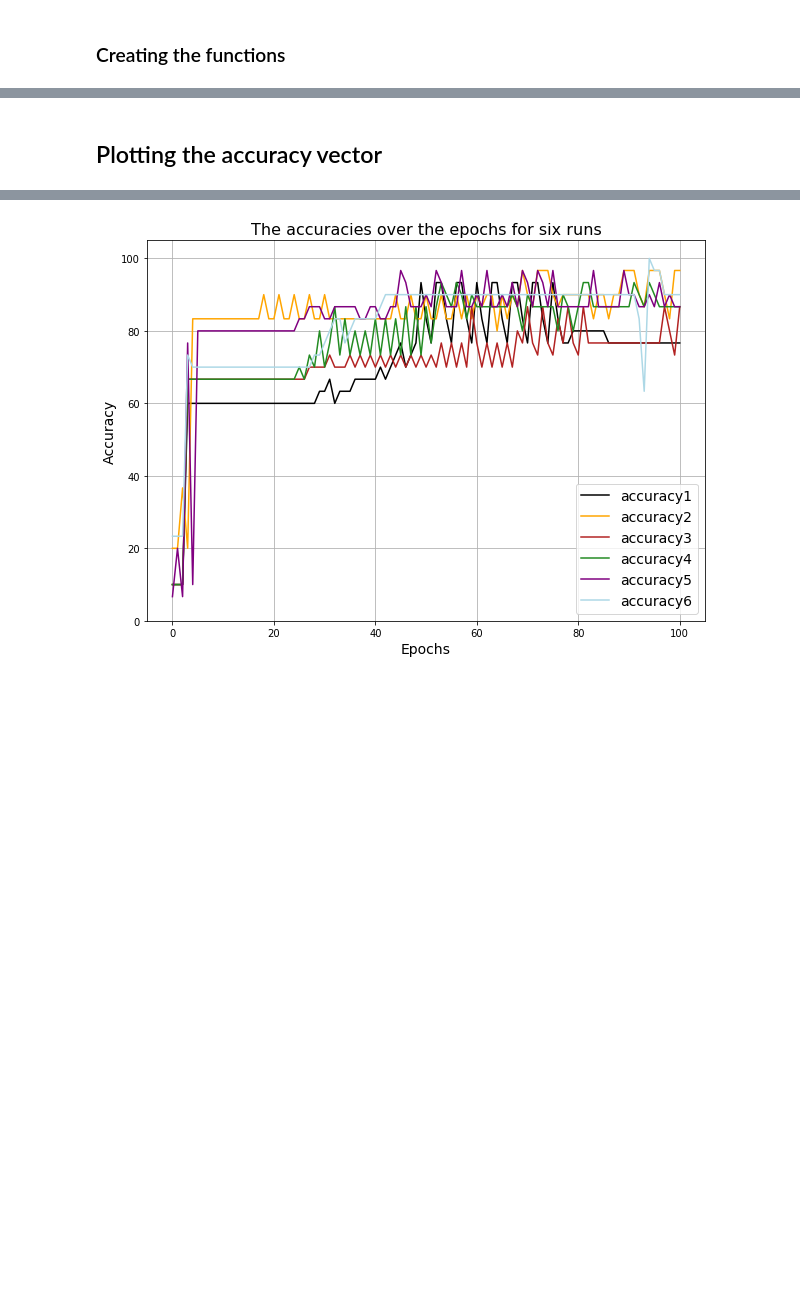
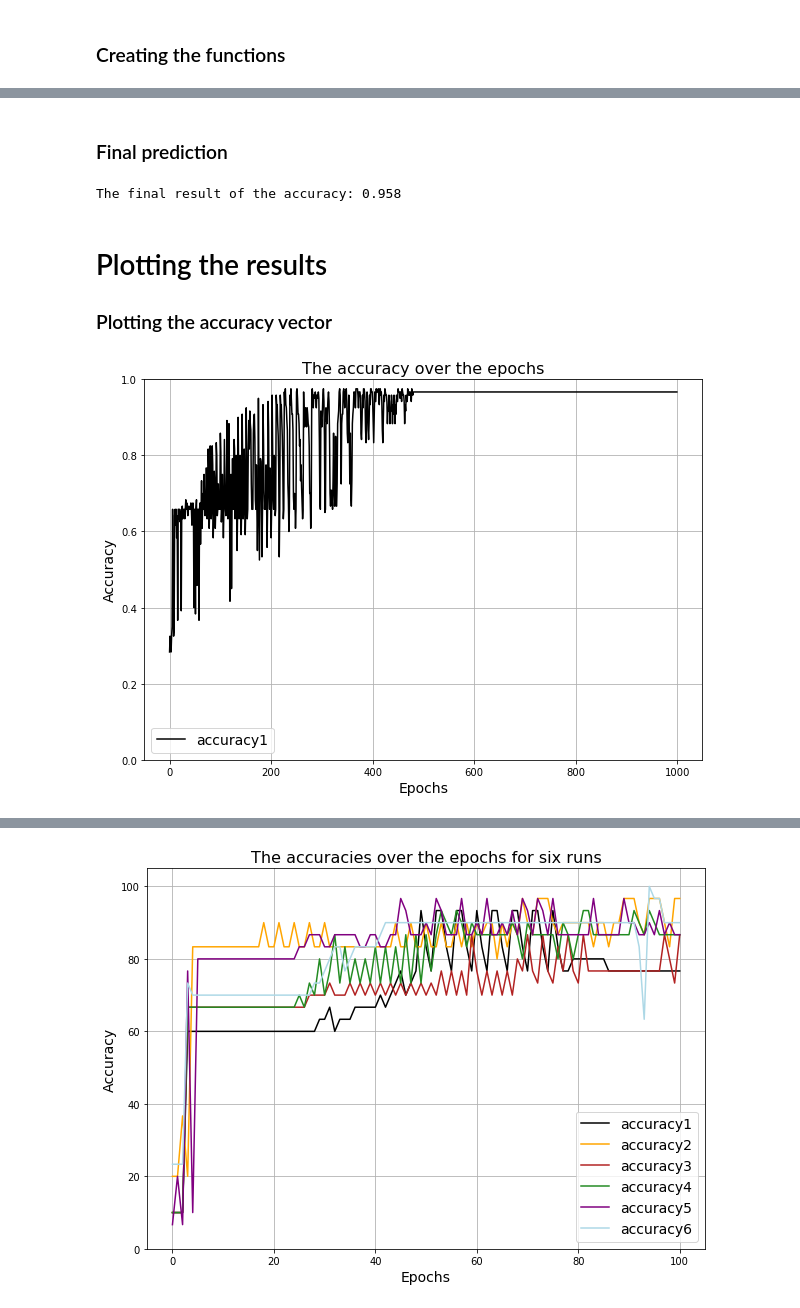
Before and after one commit to domonkoshaffner/scientific_methods_in_physics, a Jupyter notebook: iris/iris.ipynb, the cells around one changed output, grey strips where cells are left out. Saved outputs shown, nothing was run; the diff lists cells and outputs as text; code cells hidden in the pictures; blank space fills up the shorter version.

```diff
--- a/iris/iris.ipynb
+++ b/iris/iris.ipynb
@@ -76,7 +70,7 @@ bias = np.random.rand(1,3)[0]
 # M*v multiplicaiton of the target and weight arrays
 # Adding the bias to these values
 
-def model(x, weights, bias):
-    result = np.dot(x, weights) + bias
+def model(x, weights):
+    result = np.dot(x, weights[1:]) + weights[0]
     return result
 # %%
@@ -281,15 +138,42 @@ plt.show()
+# %% [markdown]
+### Final prediction
+# %%
+# Predicting the results for the model
+
+y_predicitions = np.argmax(model(x_test, weights_new), axis = 1)
+
+# Calculating the accuracy
+
+final_acc = accuracy_score(y_predicitions, y_test)
+
+# Printing the results
+
+print('The final result of the accuracy:', round(final_acc, 3))
+# %% [output]
+The final result of the accuracy: 0.958
 # %% [markdown]
-## Plotting the accuracy vector
+# Plotting the results
+### Plotting the accuracy vector
-# %%
-#reading in the accuracy vector
-
-accuracy1 = list(pd.read_csv('accuracy_vector.txt', names = ['data1'])['data1'])
-accuracy2 = list(pd.read_csv('accuracy_vector2.txt', names = ['data1'])['data1'])
-accuracy3 = list(pd.read_csv('accuracy_vector3.txt', names = ['data1'])['data1'])
-accuracy4 = list(pd.read_csv('accuracy_vector4.txt', names = ['data1'])['data1'])
-accuracy5 = list(pd.read_csv('accuracy_vector5.txt', names = ['data1'])['data1'])
-accuracy6 = list(pd.read_csv('accuracy_vector6.txt', names = ['data1'])['data1'])
-
-accuracy_mean = (np.array(accuracy1) + np.array(accuracy2) + np.array(accuracy3) + np.array(accuracy4) + np.array(accuracy5) + np.array(accuracy6))/6
-
-epochs = list(range(0,len(accuracy)))
+# %%
+# Creating list for the epochs
+
+epochs_axis = list(range(0,epochs))
+
+# Plotting the accuracy vector
+
+plt.figure(figsize=(10,7))
+
+plt.plot(epochs_axis, acc_scores, color = 'black', label = 'accuracy1')
+plt.ylim(0,1)
+
+plt.xlabel('Epochs', fontsize = 14)
+plt.ylabel('Accuracy', fontsize = 14)
+plt.title('The accuracy over the epochs', fontsize = 16)
+plt.legend(fontsize = 14)
+plt.grid()
+
+#plt.savefig('diff_acc.PNG', dpi = 600)
+
+plt.show()
+# %% [output]
+[figure, added]
```
Also changed, not shown: parts of 27 cells of this notebook.
